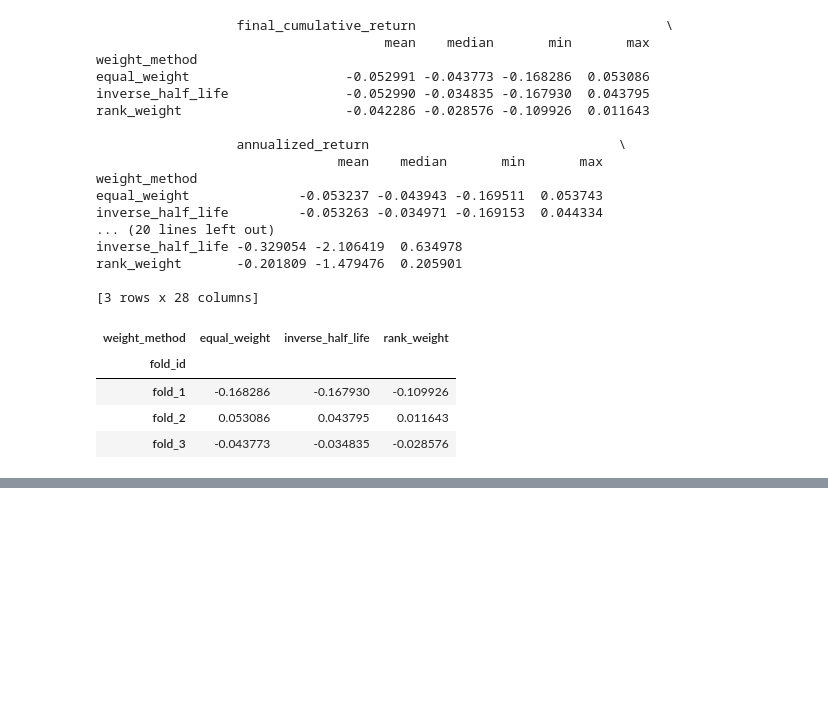
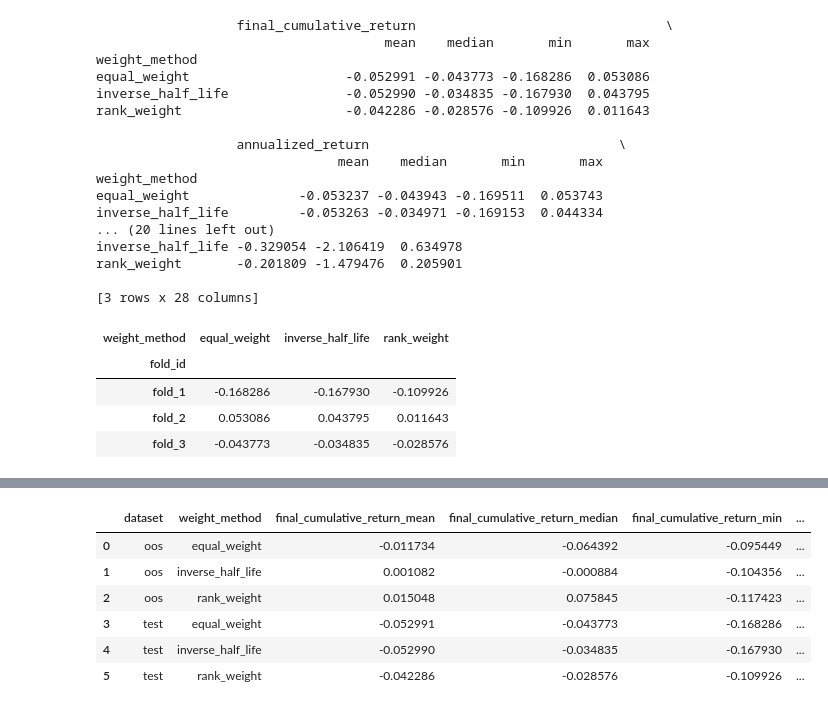
Before and after one commit to aditiseshadricodes/QuantProjects, a Jupyter notebook: pairs-trading-ai-tech/notebooks/03_portfolio_backtest_v2.ipynb, the cells around one changed output, grey strips where cells are left out. Cells and saved outputs as stored; diff of their text form; code cells hidden in the pictures; blank space fills up the shorter version.

```diff
--- a/pairs-trading-ai-tech/notebooks/03_portfolio_backtest_v2.ipynb
+++ b/pairs-trading-ai-tech/notebooks/03_portfolio_backtest_v2.ipynb
@@ -1093,0 +1446,96 @@ rank_weight       -0.201809 -1.479476  0.205901
+# %%
+test_oos_return_pivot_df = (
+    test_oos_metrics_comparison_df
+    .pivot_table(
+        index=["fold_id", "weight_method"],
+        columns="dataset",
+        values="final_cumulative_return",
+        aggfunc="first",
+    )
+    .reset_index()
+)
+
+test_oos_return_pivot_df["oos_minus_test"] = (
+    test_oos_return_pivot_df["oos"]
+    - test_oos_return_pivot_df["test"]
+)
+
+test_oos_sharpe_pivot_df = (
+    test_oos_metrics_comparison_df
+    .pivot_table(
+        index=["fold_id", "weight_method"],
+        columns="dataset",
+        values="sharpe_ratio",
+        aggfunc="first",
+    )
+    .reset_index()
+)
+
+test_oos_sharpe_pivot_df["oos_minus_test"] = (
+    test_oos_sharpe_pivot_df["oos"]
+    - test_oos_sharpe_pivot_df["test"]
+)
+
+test_oos_drawdown_pivot_df = (
+    test_oos_metrics_comparison_df
+    .pivot_table(
+        index=["fold_id","weight_method"],
+        columns="dataset",
+        values="max_drawdown",
+        aggfunc="first"
+    )
+    .reset_index()
+)
+
+test_oos_drawdown_pivot_df["oos_minus_test"] = (
+    test_oos_drawdown_pivot_df["oos"]
+    - test_oos_drawdown_pivot_df["test"]
+)
+
+test_oos_tstat_pivot_df = (
+    test_oos_metrics_comparison_df
+    .pivot_table(
+        index=["fold_id","weight_method"],
+        columns="dataset",
+        values="newey_west_tstat",
+        aggfunc="first"
+    )
+    .reset_index()
+)
+
+test_oos_tstat_pivot_df["oos_minus_test"] = (
+    test_oos_tstat_pivot_df["oos"]
+    - test_oos_tstat_pivot_df["test"]
+)
+
+summary_metrics = [
+    "final_cumulative_return",
+    "annualized_return",
+    "annualized_volatility",
+    "sharpe_ratio",
+    "max_drawdown",
+    "hit_rate",
+    "newey_west_tstat"
+]
+
+test_oos_method_summary_df = (
+    test_oos_metrics_comparison_df
+    .groupby(["dataset","weight_method"])[summary_metrics]
+    .agg(["mean","median","min","max"])
+)
+
+test_oos_method_summary_df.columns = [
+    f"{metric}_{stat}"
+    for metric, stat in test_oos_method_summary_df.columns
+]
+
+test_oos_method_summary_df = test_oos_method_summary_df.reset_index()
+test_oos_method_summary_df
+# %% [output]
+|  | dataset | weight_method | final_cumulative_return_mean | final_cumulative_return_median | final_cumulative_return_min | ... |
+| 0 | oos | equal_weight | -0.011734 | -0.064392 | -0.095449 | ... |
+| 1 | oos | inverse_half_life | 0.001082 | -0.000884 | -0.104356 | ... |
+| 2 | oos | rank_weight | 0.015048 | 0.075845 | -0.117423 | ... |
+| 3 | test | equal_weight | -0.052991 | -0.043773 | -0.168286 | ... |
+| 4 | test | inverse_half_life | -0.052990 | -0.034835 | -0.167930 | ... |
+| 5 | test | rank_weight | -0.042286 | -0.028576 | -0.109926 | ... |
```
Also changed, not shown: parts of 21 cells of this notebook, 15 other files.
